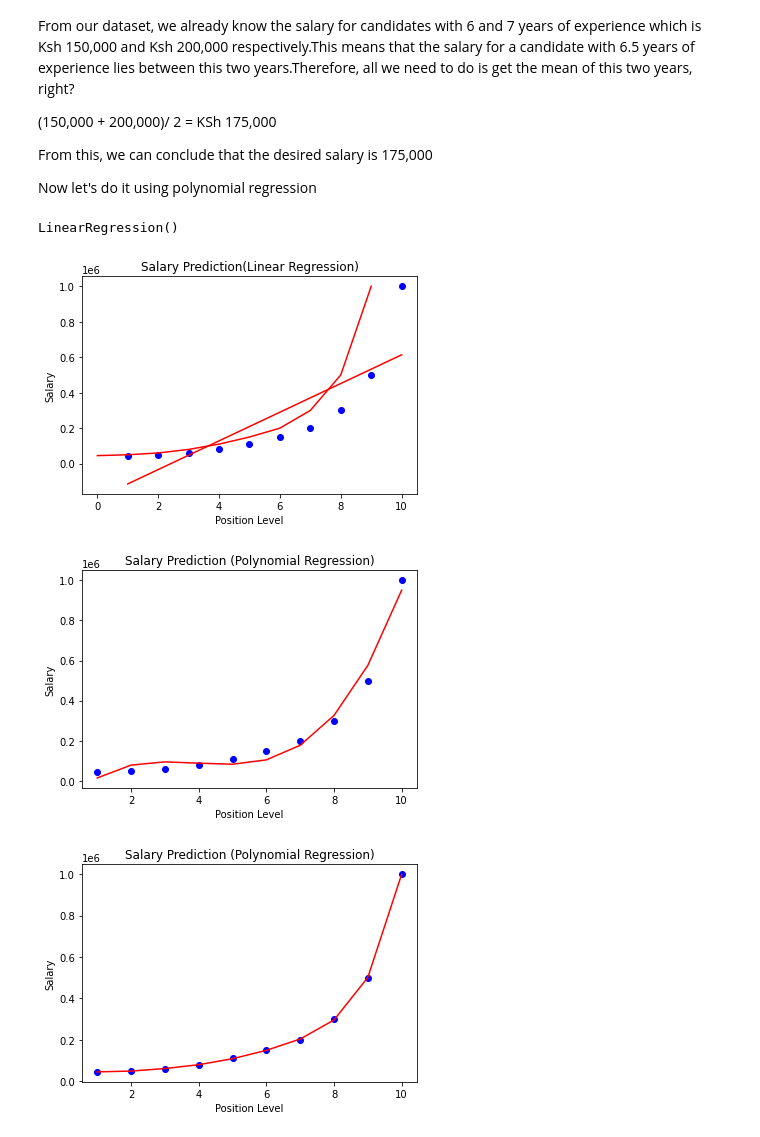
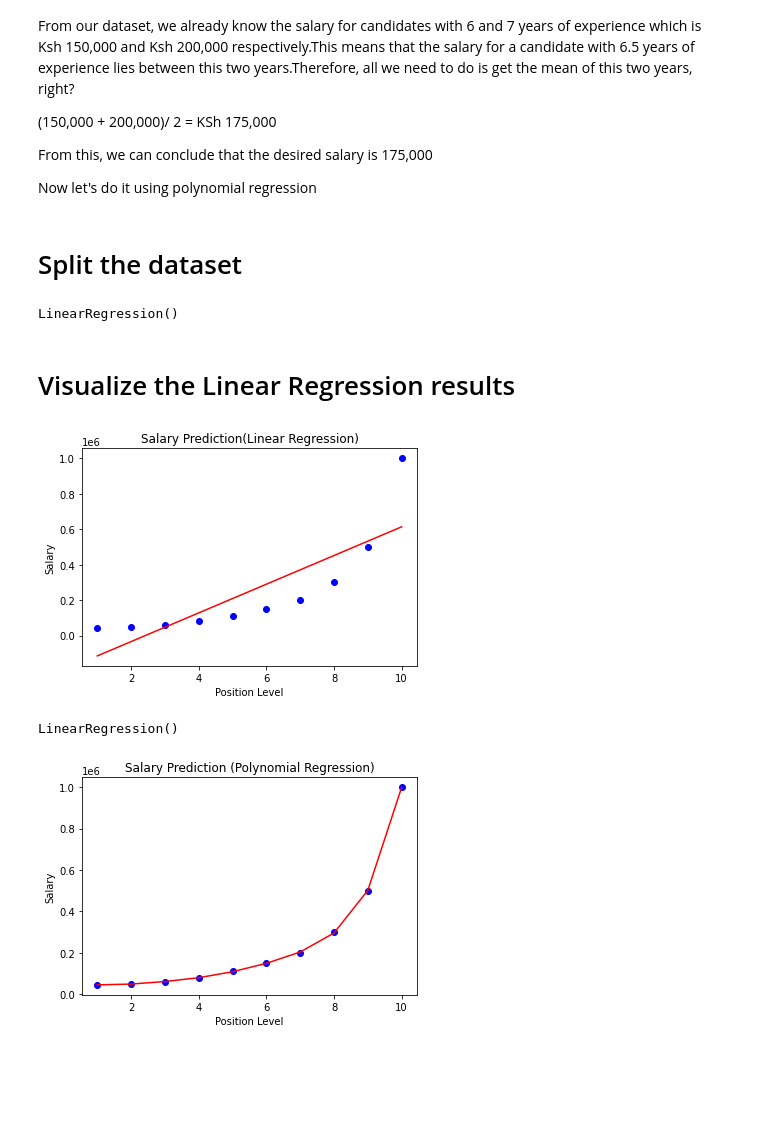
Before and after one commit to cnyakundi/machine-learning-001, a Jupyter notebook: Tuesday/polynomial_regression.ipynb, the cells around one changed output. Cells and saved outputs as stored; diff of their text form; code cells hidden in the pictures; blank space fills up the shorter version.

```diff
--- a/Tuesday/polynomial_regression.ipynb
+++ b/Tuesday/polynomial_regression.ipynb
@@ -36,9 +65,7 @@ dataset.head()
 # %%
-X=dataset.iloc[:,1:2]
 
-y=dataset.iloc[:,2]
-
+X = dataset.iloc[:,1:2 ].values
+y=dataset.iloc[:,-1].values
 print(X)
-
 print(y)
 # %% [output]
@@ -87,25 +109,38 @@ From our problem statement, we need to predict the salary of a candidate with 6.
 From this, we can conclude that the desired salary is 175,000
 
 Now let's do it using polynomial regression
+# %% [markdown]
+# Split the dataset
 # %%
-X_train,y_train, X_test, y_test=train_test_split(X,y, test_size = 0.2, random_state=0)
+X_train, X_test, y_train, y_test=train_test_split(X,y, test_size=0.2, random_state=0)
+
+
+reg_line=LinearRegression()
+
+reg_line.fit(X,y)
+# %% [output]
+LinearRegression()
-# %%
-reg_line=LinearRegression()
-reg_line.fit(X,y)
-# %% [output]
-LinearRegression()
+# %% [markdown]
+# Visualize the Linear Regression results
 # %%
-plt.scatter(X,y, color='blue')
-
-plt.plot(X, reg_line.predict(X), y, color='red')
-
+plt.scatter(X,y ,color="blue")
+plt.plot(X,reg_line.predict(X), color='red')
 plt.title('Salary Prediction(Linear Regression)')
 plt.xlabel('Position Level')
 plt.ylabel('Salary')
 plt.show()
 # %% [output]
-[figure, old version]
+[figure, new version]
 # %%
 # Fit polynomial Regression to the dataset
-poly_reg=PolynomialFeatures(degree=2)
+
+poly_reg=PolynomialFeatures(degree=6)
+
 X_poly=poly_reg.fit_transform(X)
+
+
+pol_reg=LinearRegression()
+
+pol_reg.fit(X_poly,y)
+# %% [output]
+LinearRegression()
@@ -115,41 +147,9 @@ X_poly=pol_reg.fit_transform(X)
 # %%
-# To improve on the model, all we need to do is to increase degree of the polynomial
-# Let's increase the degree to 3
-
-# Fit polynomial Regression to the dataset
-poly_reg = PolynomialFeatures(degree = 3)
-X_poly = poly_reg.fit_transform(X)
-
-
-pol_reg = LinearRegression()
-pol_reg.fit(X_poly, y)
-
-#Visualize the Polynomial Regression results
-plt.scatter(X, y, color='blue') # You can put any color you like. This just helps us highlight the data points
+plt.scatter(X,y, color='blue')
 plt.plot(X, pol_reg.predict(X_poly), color='red')
 plt.title('Salary Prediction (Polynomial Regression)')
 plt.xlabel('Position Level')
 plt.ylabel('Salary')
 plt.show()
 # %% [output]
-[figure, old version]
+[figure, new version]
-# %%
-# Let's improve it the model further
-
-# Fit polynomial Regression to the dataset
-poly_reg = PolynomialFeatures(degree = 6)
-X_poly = poly_reg.fit_transform(X)
-
-
-pol_reg = LinearRegression()
-pol_reg.fit(X_poly, y)
-
-#Visualize the Polynomial Regression results
-plt.scatter(X, y, color='blue') # You can put any color you like. This just helps us highlight the data points
-plt.plot(X, pol_reg.predict(X_poly), color='red')
-plt.title('Salary Prediction (Polynomial Regression)')
-plt.xlabel('Position Level')
-plt.ylabel('Salary')
-plt.show()
-# %% [output]
-[figure, removed]
```
Also changed, not shown: parts of 12 cells of this notebook, 8 other files.
